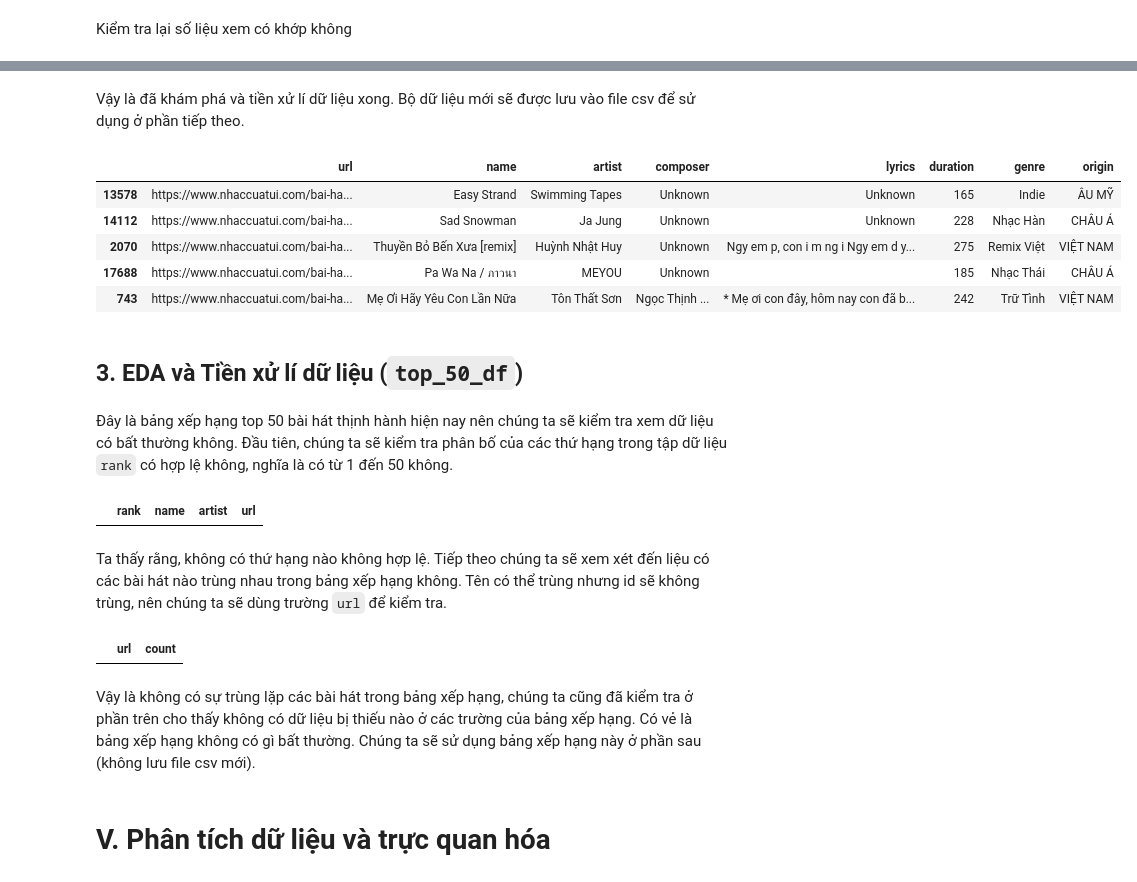
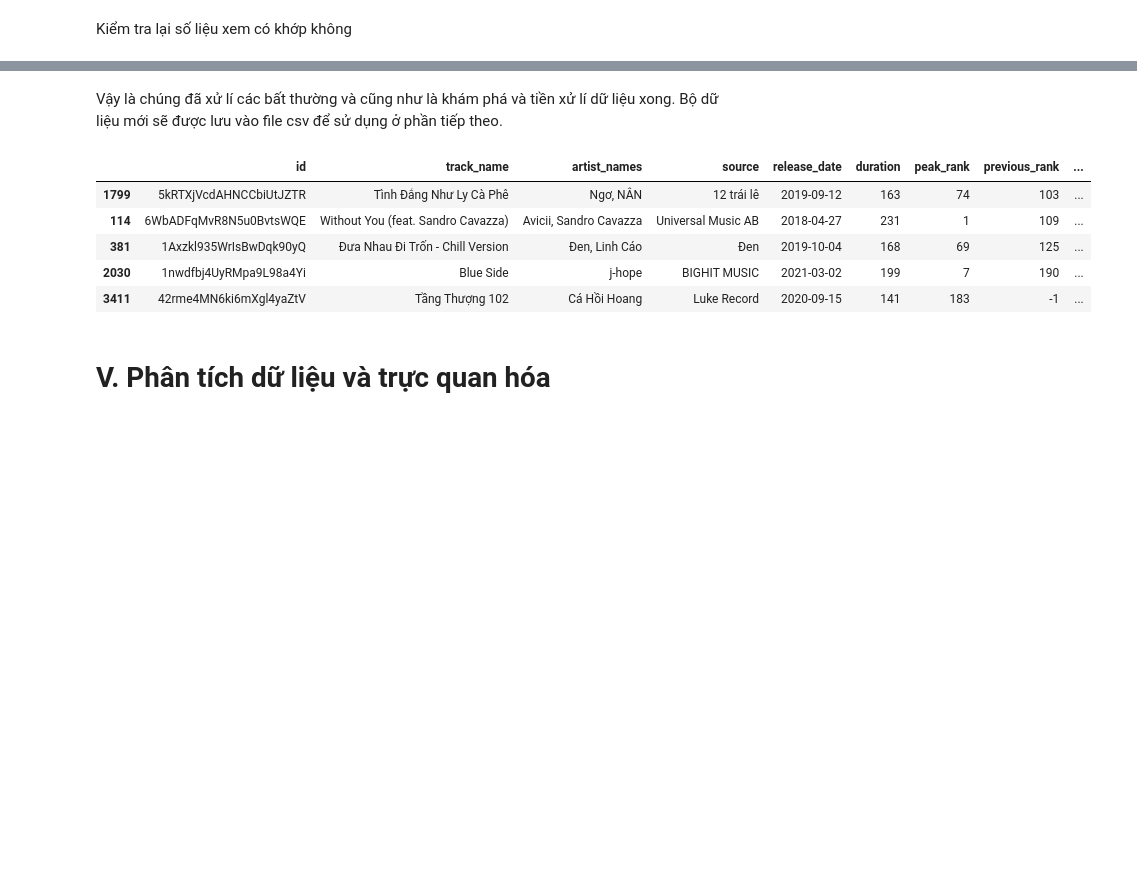
Before and after one commit to pililover/Visualization-Lab, a Jupyter notebook: sourcecode/data_visualization.ipynb, the cells around one changed output, grey strips where cells are left out. Cells and saved outputs as stored; diff of their text form; code cells hidden in the pictures; blank space fills up the shorter version.

```diff
--- a/sourcecode/data_visualization.ipynb
+++ b/sourcecode/data_visualization.ipynb
@@ -586,8 +587,0 @@ Có thể thấy ở `lyrics` và `composer`, có những kí tự đặc biệt
-# %%
-raw_df['lyrics'] = raw_df['lyrics'].str.replace(r'[\n\r\t]', ' ', regex=True)
-raw_df['lyrics'] = raw_df['lyrics'].str.replace(r'\.\.\.', '', regex=True)
-
-raw_df['composer'] = raw_df['composer'].str.replace(r'[\n\r\t]', ' ', regex=True)
-raw_df['composer'] = raw_df['composer'].str.replace(r'\.\.\.', '', regex=True)
-
-raw_df.head(5)
@@ -603,8 +587,0 @@ Có một số kí tự trong `lyrics` và `composer` không phải là kí tự
-# %%
-def remove_non_utf8(text):
-    return text.encode('utf-8', 'ignore').decode('utf-8')
-
-raw_df['lyrics'] = raw_df['lyrics'].apply(remove_non_utf8)
-raw_df['composer'] = raw_df['composer'].apply(remove_non_utf8)
-
-raw_df.sample(5)
@@ -617,0 +590,4 @@ raw_df.sample(5)
+# %%
+col_order = ['id', 'track_name', 'artist_names', 'source', 'release_date', 'duration', 'peak_rank', 'previous_rank', 'days_on_chart', 'rank', 'streams']
+raw_df = raw_df[col_order]
+raw_df.sample(5)
@@ -759,0 +730,4 @@ Vậy lí do là do có nhiều bài hát trùng tên. Nên không có gì bất
+# %%
+raw_df = raw_df.sort_values(by='streams', ascending=False).reset_index(drop=True)
+raw_df['rank'] = raw_df['streams'].rank(method='first', ascending=False).astype('int64').astype('object')
+raw_df.head()
@@ -760,36 +741,15 @@ Vậy lí do là do có nhiều bài hát trùng tên. Nên không có gì bất
 # %% [markdown]
-Vậy là đã khám phá và tiền xử lí dữ liệu xong. Bộ dữ liệu mới sẽ được lưu vào file csv để sử dụng ở phần tiếp theo.
+Vậy là chúng đã xử lí các bất thường và cũng như là khám phá và tiền xử lí dữ liệu xong. Bộ dữ liệu mới sẽ được lưu vào file csv để sử dụng ở phần tiếp theo.
 # %%
-raw_df.to_csv('../data/cleaned_data.csv', index=False, encoding='utf-8')
+raw_df.to_csv('../new_data/cleaned_data.csv', index=False, encoding='utf-8')
 raw_df.sample(5)
 # %% [output]
-|  | url | name | artist | composer | lyrics | duration | genre | origin |
-| 13578 | https://www.nhaccuatui.com/bai-ha... | Easy Strand | Swimming Tapes | Unknown | Unknown | 165 | Indie | ÂU MỸ |
-| 14112 | https://www.nhaccuatui.com/bai-ha... | Sad Snowman | Ja Jung | Unknown | Unknown | 228 | Nhạc Hàn | CHÂU Á |
-| 2070 | https://www.nhaccuatui.com/bai-ha... | Thuyền Bỏ Bến Xưa [remix] | Huỳnh Nhật Huy | Unknown | Ngy em p, con i m ng i Ngy em d y... | 275 | Remix Việt | VIỆT NAM |
-| 17688 | https://www.nhaccuatui.com/bai-ha... | Pa Wa Na / ภาวนา | MEYOU | Unknown |  | 185 | Nhạc Thái | CHÂU Á |
-| 743 | https://www.nhaccuatui.com/bai-ha... | Mẹ Ơi Hãy Yêu Con Lần Nữa | Tôn Thất Sơn | Ngọc Thịnh ... | * Mẹ ơi con đây, hôm nay con đã b... | 242 | Trữ Tình | VIỆT NAM |
+|  | id | track_name | artist_names | source | release_date | duration | peak_rank | previous_rank | ... |
+| 1799 | 5kRTXjVcdAHNCCbiUtJZTR | Tình Đắng Như Ly Cà Phê | Ngơ, NÂN | 12 trái lê | 2019-09-12 | 163 | 74 | 103 | ... |
+| 114 | 6WbADFqMvR8N5u0BvtsWQE | Without You (feat. Sandro Cavazza) | Avicii, Sandro Cavazza | Universal Music AB | 2018-04-27 | 231 | 1 | 109 | ... |
+| 381 | 1Axzkl935WrIsBwDqk90yQ | Đưa Nhau Đi Trốn - Chill Version | Đen, Linh Cáo | Đen | 2019-10-04 | 168 | 69 | 125 | ... |
+| 2030 | 1nwdfbj4UyRMpa9L98a4Yi | Blue Side | j-hope | BIGHIT MUSIC | 2021-03-02 | 199 | 7 | 190 | ... |
+| 3411 | 42rme4MN6ki6mXgl4yaZtV | Tầng Thượng 102 | Cá Hồi Hoang | Luke Record | 2020-09-15 | 141 | 183 | -1 | ... |
-# %% [markdown]
-<div id='eda3'></div>
-
-## **3. EDA và Tiền xử lí dữ liệu (`top_50_df`)**
-# %% [markdown]
-Đây là bảng xếp hạng top 50 bài hát thịnh hành hiện nay nên chúng ta sẽ kiểm tra xem dữ liệu có bất thường không. Đầu tiên, chúng ta sẽ kiểm tra phân bố của các thứ hạng trong tập dữ liệu `rank` có hợp lệ không, nghĩa là có từ 1 đến 50 không.
-# %%
-top_50_df[(top_50_df['rank'] < 1) | (top_50_df['rank'] > 50)]
-# %% [output]
-|  | rank | name | artist | url |
-# %% [markdown]
-Ta thấy rằng, không có thứ hạng nào không hợp lệ. Tiếp theo chúng ta sẽ xem xét đến liệu có các bài hát nào trùng nhau trong bảng xếp hạng không. Tên có thể trùng nhưng id sẽ không trùng, nên chúng ta sẽ dùng trường `url` để kiểm tra.
-# %%
-duplicate_urls = top_50_df[top_50_df.duplicated('url', keep=False)]
-dup_url_num = duplicate_urls.groupby('url').size().reset_index(name='count')
-dup_url_num = dup_url_num[dup_url_num['count'] > 1]
-dup_url_num
-# %% [output]
-|  | url | count |
-# %% [markdown]
-Vậy là không có sự trùng lặp các bài hát trong bảng xếp hạng, chúng ta cũng đã kiểm tra ở phần trên cho thấy không có dữ liệu bị thiếu nào ở các trường của bảng xếp hạng. Có vẻ là bảng xếp hạng không có gì bất thường. Chúng ta sẽ sử dụng bảng xếp hạng này ở phần sau (không lưu file csv mới).
 # %% [markdown]
 <div id='analysis'></div>
 
```
Also changed, not shown: parts of 124 cells of this notebook, 7 other files.
